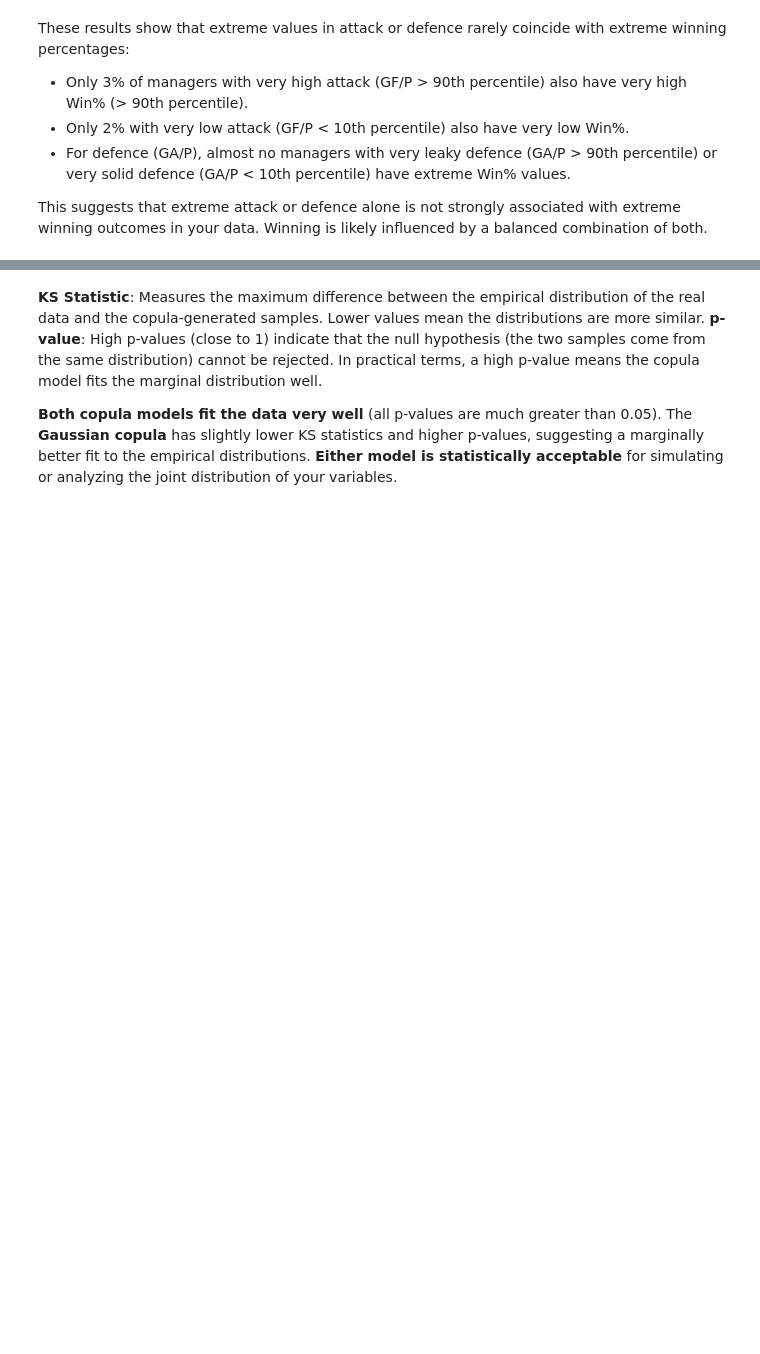
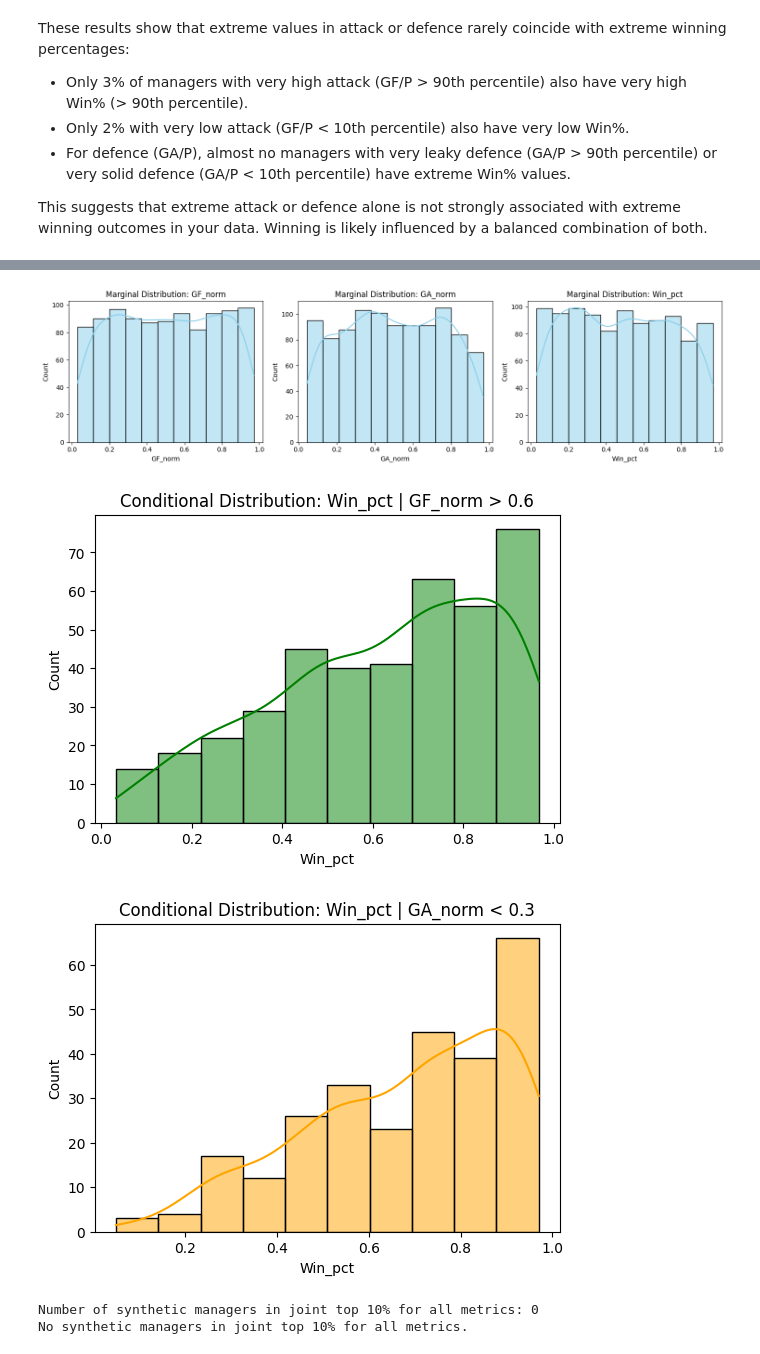
Before and after one commit to Matshiselan/Manchester-United-Manager-analytics, a Jupyter notebook: code/copula_analysis.ipynb, the cells around one changed output, grey strips where cells are left out. Cells and saved outputs as stored; diff of their text form; code cells hidden in the pictures; blank space fills up the shorter version.

```diff
--- a/code/copula_analysis.ipynb
+++ b/code/copula_analysis.ipynb
@@ -450,7 +433,58 @@ KS test for Win_pct: statistic=0.085, p-value=0.960
-# %% [markdown]
-**KS Statistic**: Measures the maximum difference between the empirical distribution of the real data and the copula-generated samples. Lower values mean the distributions are more similar.
-**p-value**: High p-values (close to 1) indicate that the null hypothesis (the two samples come from the same distribution) cannot be rejected. In practical terms, a high p-value means the copula model fits the marginal distribution well.
-
-**Both copula models fit the data very well** (all p-values are much greater than 0.05).
-The **Gaussian copula** has slightly lower KS statistics and higher p-values, suggesting a marginally better fit to the empirical distributions.
-**Either model is statistically acceptable** for simulating or analyzing the joint distribution of your variables.
+# %%
+# Marginal and conditional distributions, and multivariate quantiles/percentiles (Gaussian copula)
+import matplotlib.pyplot as plt
+import seaborn as sns
+import numpy as np
+
+# Marginal distributions
+fig, axes = plt.subplots(1, 3, figsize=(15, 4))
+for i, col in enumerate(['GF_norm', 'GA_norm', 'Win_pct']):
+    sns.histplot(samples[col], kde=True, ax=axes[i], color='skyblue')
+    axes[i].set_title(f'Marginal Distribution: {col}')
+plt.tight_layout()
+plt.show()
+
+# Conditional distribution: Win_pct | GF_norm > 0.6 (high attack)
+high_attack = samples['GF_norm'] > 0.6
+plt.figure(figsize=(6,4))
+sns.histplot(samples.loc[high_attack, 'Win_pct'], kde=True, color='green')
+plt.title('Conditional Distribution: Win_pct | GF_norm > 0.6')
+plt.xlabel('Win_pct')
+plt.show()
+
+# Conditional distribution: Win_pct | GA_norm < 0.3 (solid defence)
+solid_defence = samples['GA_norm'] < 0.3
+plt.figure(figsize=(6,4))
+sns.histplot(samples.loc[solid_defence, 'Win_pct'], kde=True, color='orange')
+plt.title('Conditional Distribution: Win_pct | GA_norm < 0.3')
+plt.xlabel('Win_pct')
+plt.show()
+
+# Multivariate quantiles/percentiles
+percentiles = samples.rank(pct=True)
+percentiles.columns = [f'{col}_pct' for col in samples.columns]
+
+# Example: Find samples in the top 10% for all three metrics (joint upper quantile)
+joint_top10 = (percentiles['GF_norm_pct'] > 0.9) & (percentiles['GA_norm_pct'] > 0.9) & (percentiles['Win_pct_pct'] > 0.9)
+joint_top10_count = joint_top10.sum()
+print(f'Number of synthetic managers in joint top 10% for all metrics: {joint_top10_count}')
+
+# Show a few such samples if any
+if joint_top10_count > 0:
+    display(samples[joint_top10].head())
+else:
+    print('No synthetic managers in joint top 10% for all metrics.')
+
+# Multivariate percentile for each sample (mean of percentiles)
+samples['multivar_percentile'] = percentiles.mean(axis=1)
+plt.figure(figsize=(6,4))
+sns.histplot(samples['multivar_percentile'], kde=True, color='purple')
+plt.title('Distribution of Multivariate Percentile (Gaussian Copula Samples)')
+plt.xlabel('Mean Percentile')
+plt.show()
+# %% [output]
+[figure, added]
+[figure, added]
+[figure, added]
+Number of synthetic managers in joint top 10% for all metrics: 0
+No synthetic managers in joint top 10% for all metrics.
```
Also changed, not shown: parts of 18 cells of this notebook.
